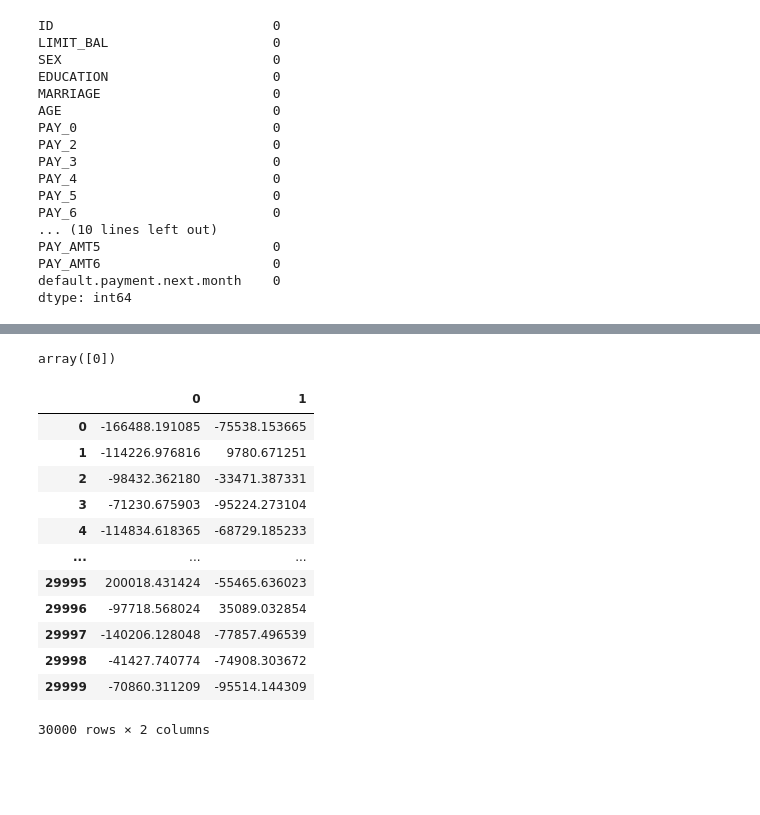
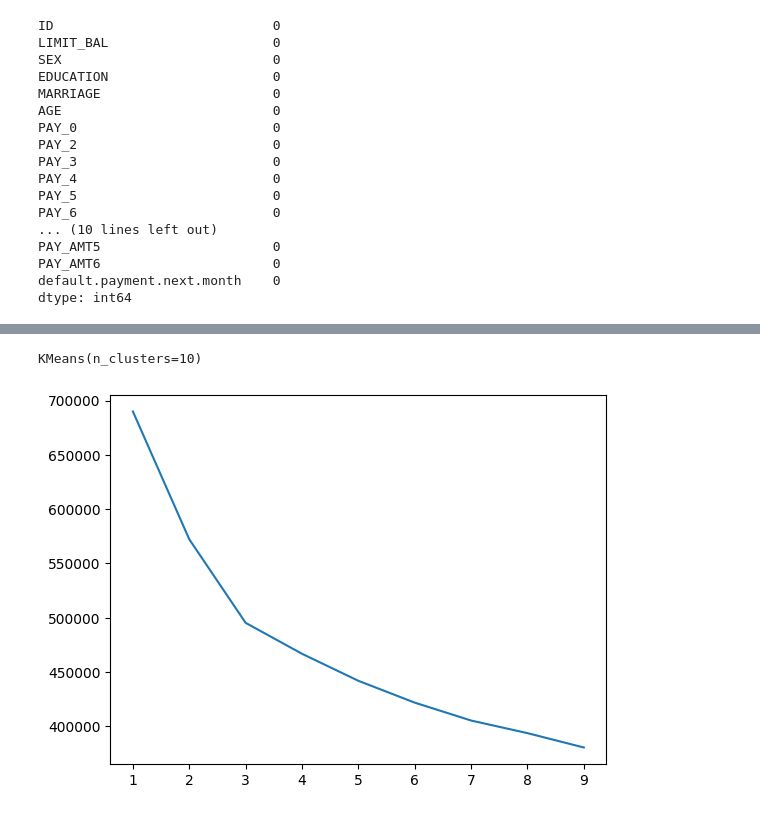
Before and after one commit to harshdabhi/credit_card_default_ML, a Jupyter notebook: EDA/test.ipynb, the cells around one changed output, grey strips where cells are left out. Drawn from its saved outputs; the diff is of its cells as text; code cells hidden in the pictures; blank space fills up the shorter version.

```diff
--- a/EDA/test.ipynb
+++ b/EDA/test.ipynb
@@ -97,11 +121,11 @@ from statsmodels.stats.outliers_influence import variance_inflation_factor
 # %%
 #finding mulicollinearity using vif
 
-for i in range(1,len(df.columns[1::])):
+for i in range(1,len(dfnew.columns[1::])):
 
-    print(f'{df.columns[i]} and it {variance_inflation_factor(df,i)}')
+    print(f'{dfnew.columns[i]} and it {variance_inflation_factor(dfnew,i)}')
 
 # below we can see bill amount,sex,age,marriage has very high collinearity and hence we have two option
-# Either we drop the columns with high collinearity or make use of PCA
-# Its necessary to make pca as we cant drop column as each columns has its own significance for predicting
+# Either we drop the columns with high collinearity or make use of ensembling method like random forest
+# also make use of regularisation as there are alot of columns
 # %% [output]
@@ -228,20 +149,36 @@ new_lr.score(xtest,ytest)
-# %%
-np.unique(new_lr.predict(x))
-# %% [output]
-array([0])
-# %%
-x
-# %% [output]
-|  | 0 | 1 |
-| 0 | -166488.191085 | -75538.153665 |
-| 1 | -114226.976816 | 9780.671251 |
-| 2 | -98432.362180 | -33471.387331 |
-| 3 | -71230.675903 | -95224.273104 |
-| 4 | -114834.618365 | -68729.185233 |
-| ... | ... | ... |
-| 29995 | 200018.431424 | -55465.636023 |
-| 29996 | -97718.568024 | 35089.032854 |
-| 29997 | -140206.128048 | -77857.496539 |
-| 29998 | -41427.740774 | -74908.303672 |
-| 29999 | -70860.311209 | -95514.144309 |
-30000 rows × 2 columns
+# %%
+# lets first split datasets into X and Y
+
+def X_data(df):
+    return df.drop('default',axis=1)
+def Y_data(df):
+    return df[['default']]
+
+X=X_data(dfnew)
+Y=Y_data(dfnew)
+# %%
+#scaling the datasets using standard scalar
+sc=StandardScaler()  # save sc for transforming the user inputs
+dfscaled=pd.DataFrame(sc.fit_transform(X),columns=X.columns)
+X=dfscaled
+# %%
+# lets divide datasets as per cluster
+
+kmeans=KMeans(n_clusters=10)
+kmeans.fit(X,Y)
+# %% [output]
+KMeans(n_clusters=10)
+# %%
+def test_cluster(X,Y):
+    list_interia=[]
+    for i in range(1,10):
+        kmeans=KMeans(n_clusters=i)
+        kmeans.fit(X,Y)
+        list_interia.append(kmeans.inertia_)
+
+    sns.lineplot(x=range(1,10),y=list_interia)
+    return list_interia
+
+inertia_values=test_cluster(X,Y)
+# %% [output]
+[figure, added]
```
Also changed, not shown: parts of 33 cells of this notebook, 6 other files.
